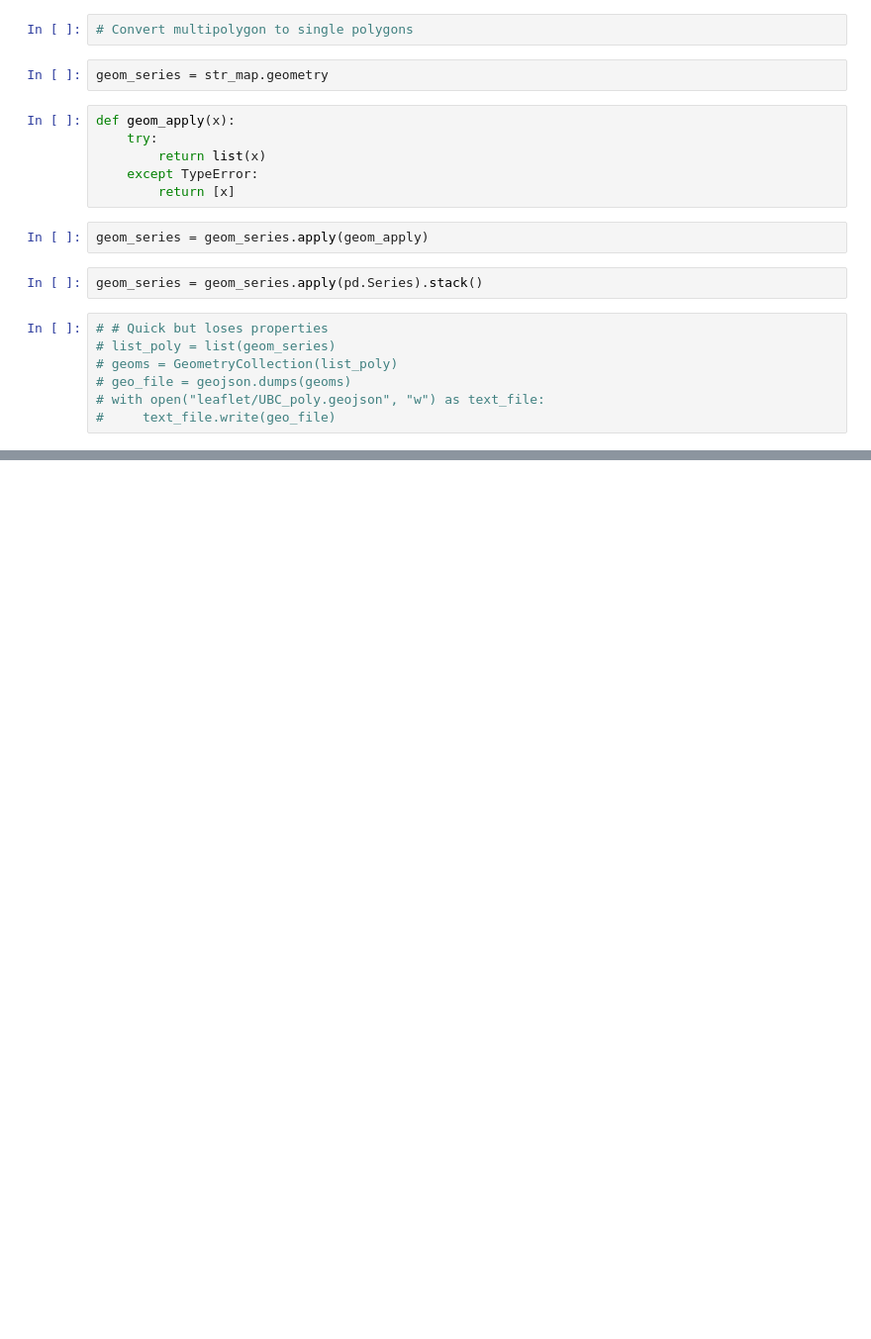
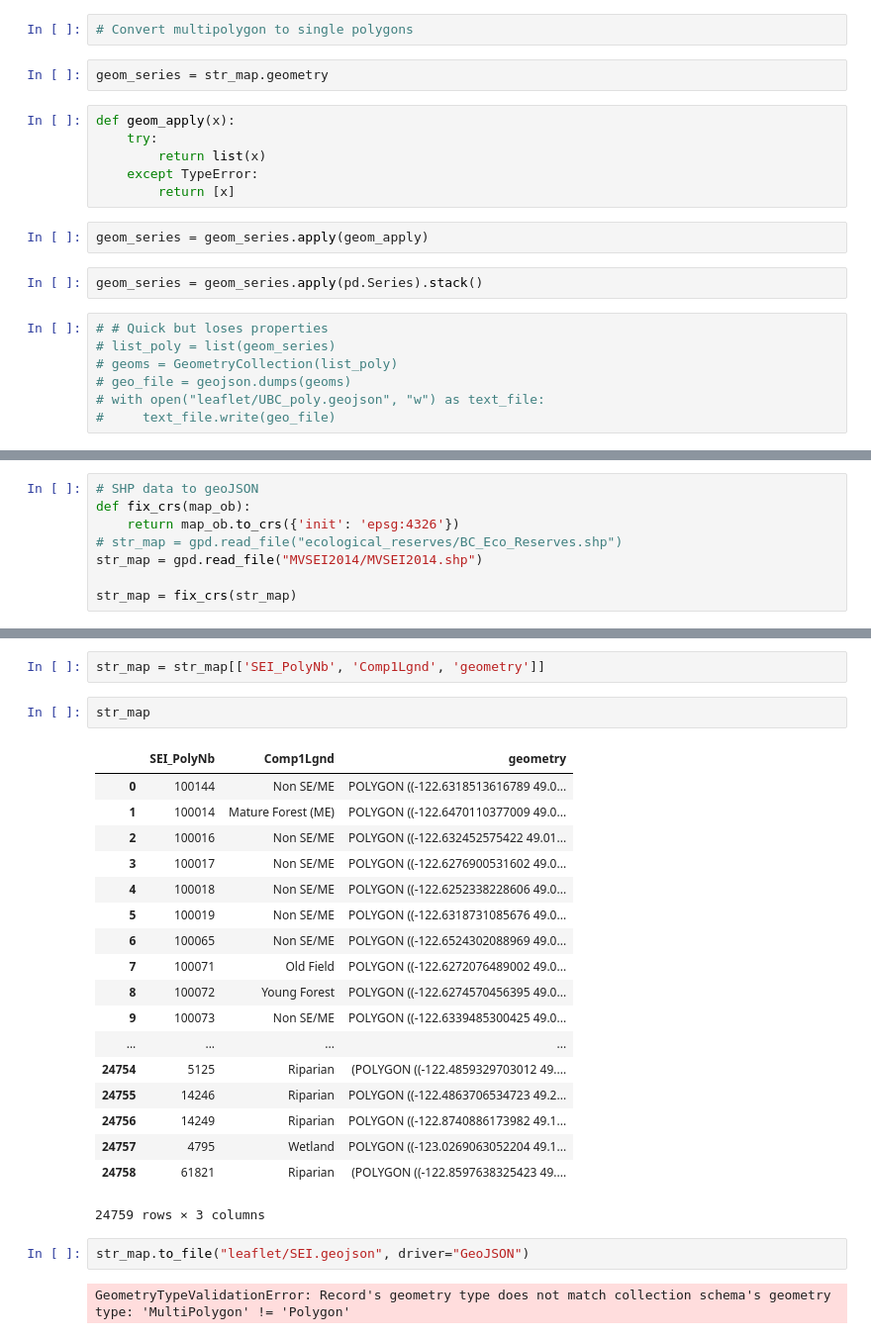
Before and after one commit to raghavaggsss/DSSG19BioDiv, a Jupyter notebook: Geopandas to GeoJson.ipynb, the cells around one changed output, grey strips where cells are left out. Shown: that part at 99% size. Cells and saved outputs as stored; diff of their text form; blank space fills up the shorter version.

Commit message:
Shapefile to geojson in R for SEI. Plot SEI.

```diff
--- a/Geopandas to GeoJson.ipynb
+++ b/Geopandas to GeoJson.ipynb
@@ -171,0 +136,8 @@ df_gpd.to_file("leaflet/UBC_poly.geojson", driver="GeoJSON")
+# %%
+# SHP data to geoJSON
+def fix_crs(map_ob):
+    return map_ob.to_crs({'init': 'epsg:4326'})
+# str_map = gpd.read_file("ecological_reserves/BC_Eco_Reserves.shp")
+str_map = gpd.read_file("MVSEI2014/MVSEI2014.shp")
+
+str_map = fix_crs(str_map)
@@ -171,0 +184,27 @@ df_gpd.to_file("leaflet/UBC_poly.geojson", driver="GeoJSON")
+# %%
+str_map = str_map[['SEI_PolyNb', 'Comp1Lgnd', 'geometry']]
+# %%
+str_map
+# %% [output]
+|  | SEI_PolyNb | Comp1Lgnd | geometry |
+| 0 | 100144 | Non SE/ME | POLYGON ((-122.6318513616789 49.0... |
+| 1 | 100014 | Mature Forest (ME) | POLYGON ((-122.6470110377009 49.0... |
+| 2 | 100016 | Non SE/ME | POLYGON ((-122.632452575422 49.01... |
+| 3 | 100017 | Non SE/ME | POLYGON ((-122.6276900531602 49.0... |
+| 4 | 100018 | Non SE/ME | POLYGON ((-122.6252338228606 49.0... |
+| 5 | 100019 | Non SE/ME | POLYGON ((-122.6318731085676 49.0... |
+| 6 | 100065 | Non SE/ME | POLYGON ((-122.6524302088969 49.0... |
+| 7 | 100071 | Old Field | POLYGON ((-122.6272076489002 49.0... |
+| 8 | 100072 | Young Forest | POLYGON ((-122.6274570456395 49.0... |
+| 9 | 100073 | Non SE/ME | POLYGON ((-122.6339485300425 49.0... |
+| ... | ... | ... | ... |
+| 24754 | 5125 | Riparian | (POLYGON ((-122.4859329703012 49.... |
+| 24755 | 14246 | Riparian | POLYGON ((-122.4863706534723 49.2... |
+| 24756 | 14249 | Riparian | POLYGON ((-122.8740886173982 49.1... |
+| 24757 | 4795 | Wetland | POLYGON ((-123.0269063052204 49.1... |
+| 24758 | 61821 | Riparian | (POLYGON ((-122.8597638325423 49.... |
+24759 rows × 3 columns
+# %%
+str_map.to_file("leaflet/SEI.geojson", driver="GeoJSON")
+# %% [output]
+GeometryTypeValidationError: Record's geometry type does not match collection schema's geometry type: 'MultiPolygon' != 'Polygon'
```
Also changed, not shown: parts of 11 cells of this notebook, 10 other files.
